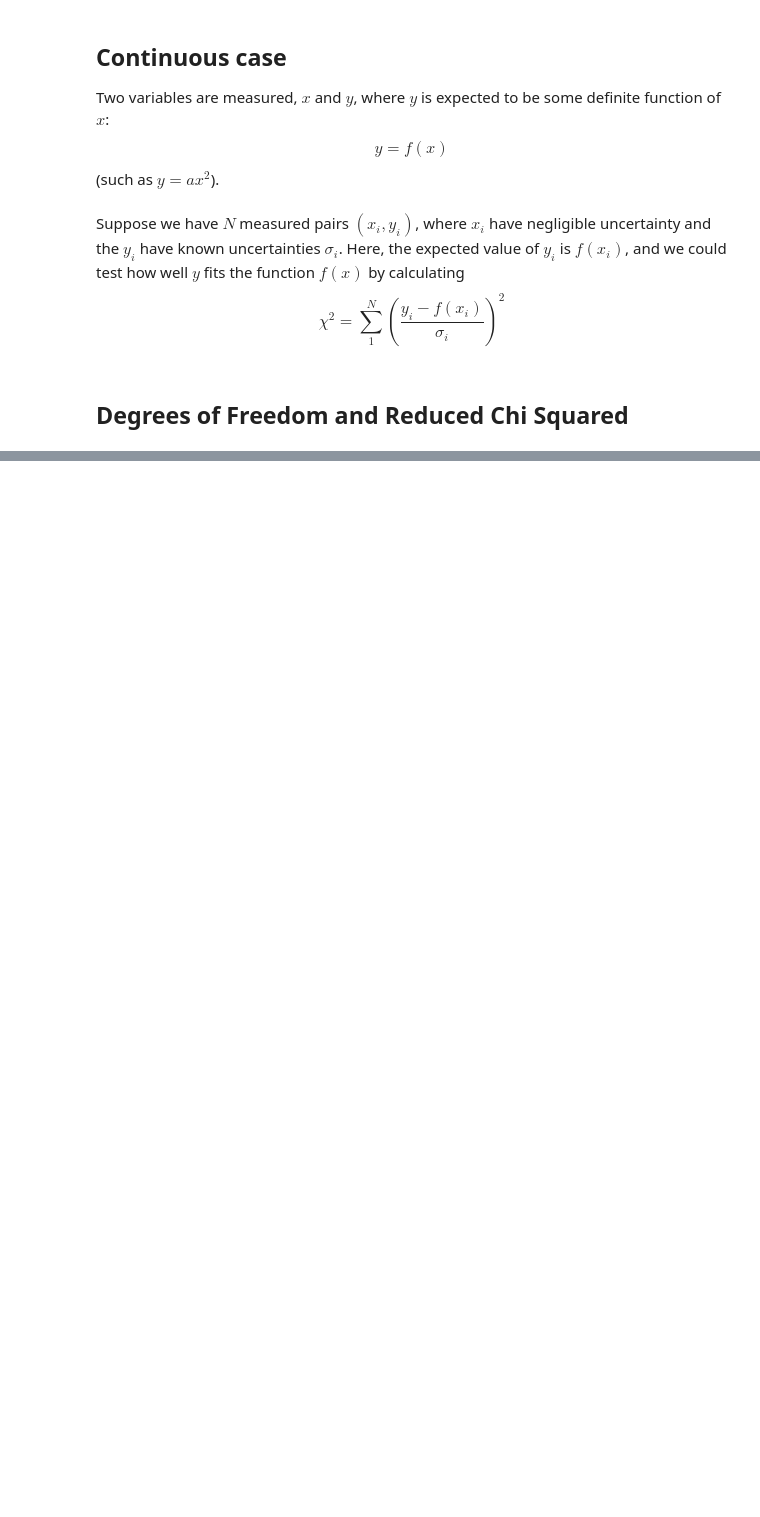
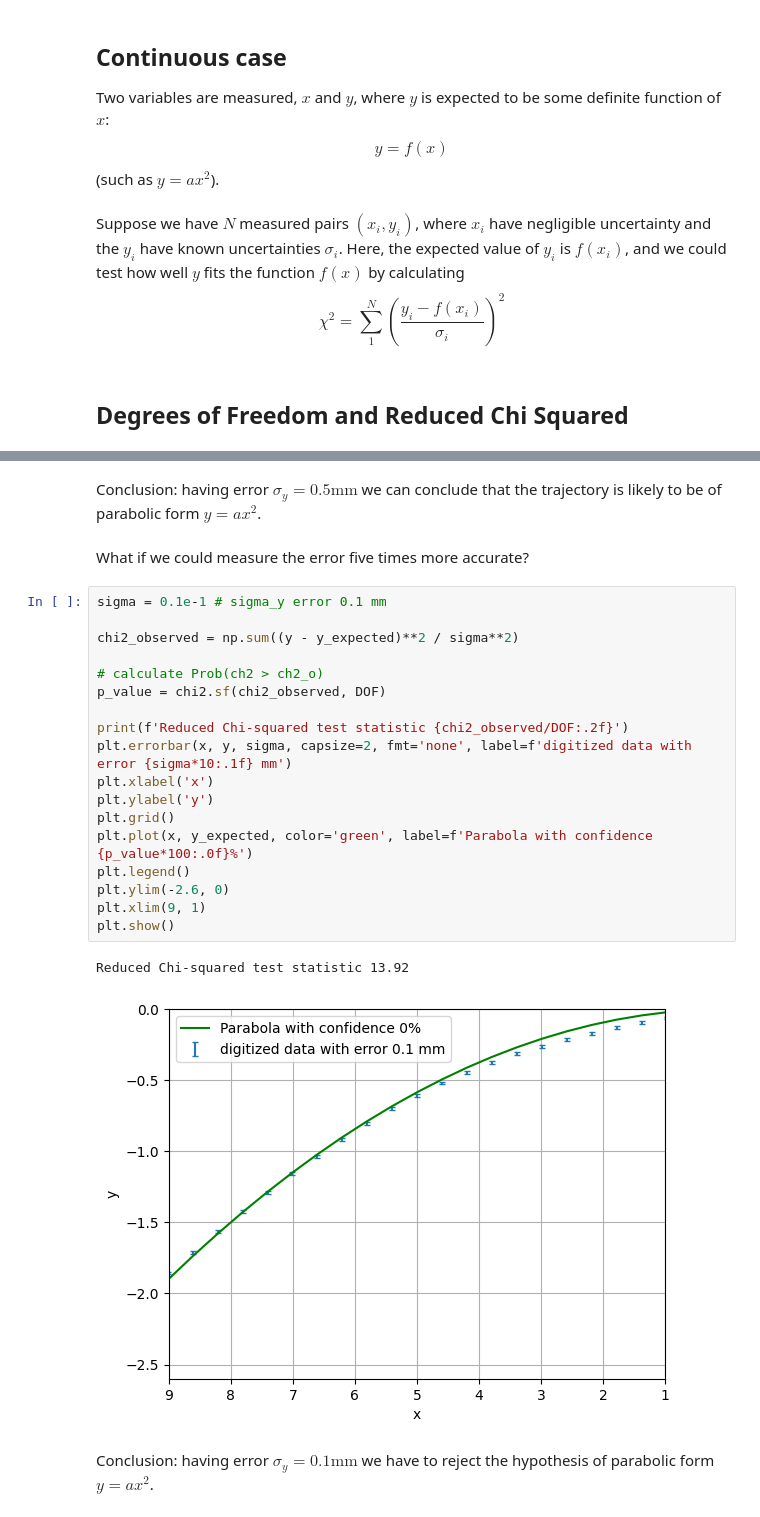
Before and after one commit to tphlabs/python_workshop, a Jupyter notebook: Chi_Sqaured_Test.ipynb, the cells around one changed output, grey strips where cells are left out. Drawn from its saved outputs; the diff is of its cells as text; blank space fills up the shorter version.

```diff
--- a/Chi_Sqaured_Test.ipynb
+++ b/Chi_Sqaured_Test.ipynb
@@ -269,0 +240,27 @@ Reduced Chi-squared test statistic 0.56
+# %% [markdown]
+Conclusion: having error $\sigma_y = 0.5 \text{mm}$ we can conclude that the trajectory is likely to be of parabolic form $y=ax^2$.
+# %% [markdown]
+What if we could measure the error five times more accurate?
+# %%
+sigma = 0.1e-1 # sigma_y error 0.1 mm
+
+chi2_observed = np.sum((y - y_expected)**2 / sigma**2)
+
+# calculate Prob(ch2 > ch2_o)
+p_value = chi2.sf(chi2_observed, DOF)
+
+print(f'Reduced Chi-squared test statistic {chi2_observed/DOF:.2f}')
+plt.errorbar(x, y, sigma, capsize=2, fmt='none', label=f'digitized data with error {sigma*10:.1f} mm')
+plt.xlabel('x')
+plt.ylabel('y')
+plt.grid()
+plt.plot(x, y_expected, color='green', label=f'Parabola with confidence {p_value*100:.0f}%')
+plt.legend()
+plt.ylim(-2.6, 0)
+plt.xlim(9, 1)
+plt.show()
+# %% [output]
+Reduced Chi-squared test statistic 13.92
+[figure, added]
+# %% [markdown]
+Conclusion: having error $\sigma_y = 0.1 \text{mm}$ we have to reject the hypothesis of parabolic form $y=ax^2$.
```
Also changed, not shown: parts of 22 cells of this notebook.
